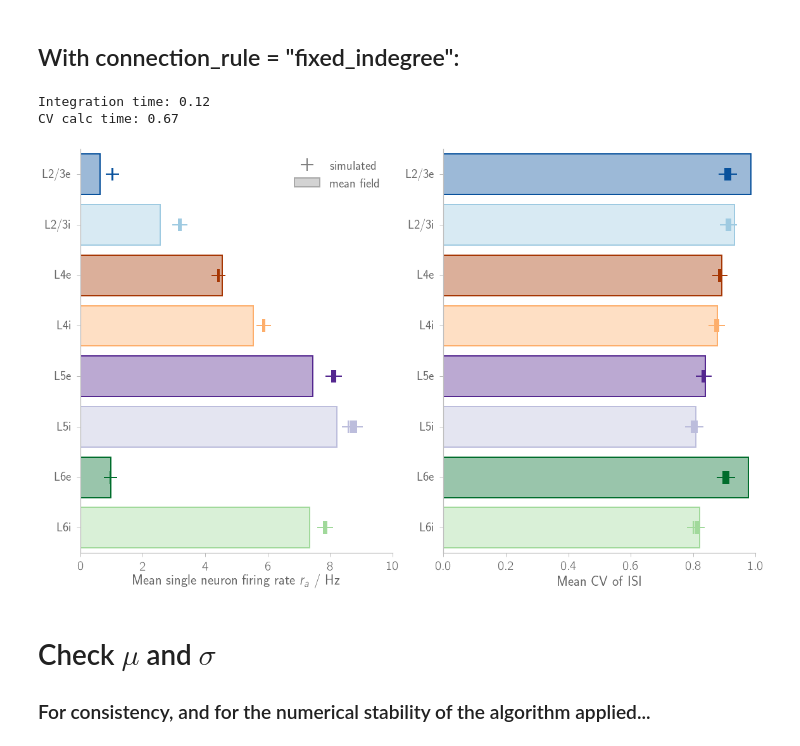
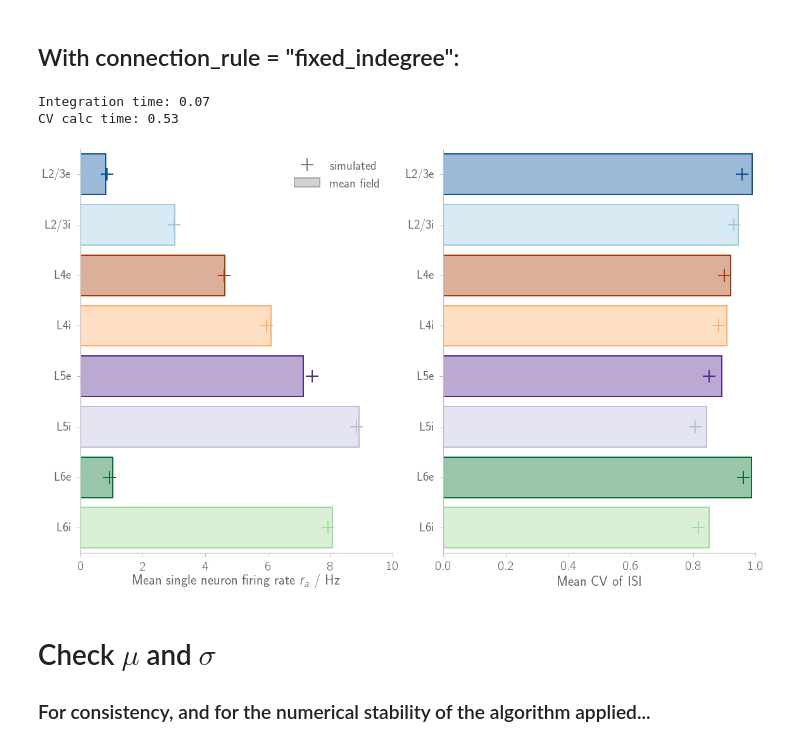
Before and after one commit to frschu/microcircuit, a Jupyter notebook: analysis/compare_sim_mf.ipynb, the cells around one changed output. Saved outputs shown, nothing was run; the diff lists cells and outputs as text; code cells hidden in the pictures.

Commit message:
Simulation at mf done.

```diff
--- a/analysis/compare_sim_mf.ipynb
+++ b/analysis/compare_sim_mf.ipynb
@@ -262,14 +248,17 @@ $\Delta \text{CV}_a / \text{CV}_{\text{sim}, a}$
 # %% [markdown]
 ## With connection_rule = "fixed_indegree":
 # %%
+#sim_spec = "a1.0_t20.2_fixindeg_01"
+sim_spec = "simulation_at_mf"
+neuron_model    = "iaf_psc_delta"
+connection_rule = "fixed_indegree"
+
 ######################################################
 # Mean field results
 ######################################################
 
-neuron_model    = "iaf_psc_exp"
-connection_rule = "fixed_indegree"
 weight_rel_sd   = 0.1
-model_micro     = model_class.model(neuron_model=neuron_model,
+model     = model_class.model(neuron_model=neuron_model,
                                     connection_rule=connection_rule,
                                     weight_rel_sd=weight_rel_sd)
 
@@ -278,13 +267,13 @@ root_method='hybr'
 options= {"xtol": 1e-13, "maxfev": 10**3}
 
 t_int0      = time.time()
-rate_mf     = solve_model(model_micro, v_guess_0,
+rate_mf     = solve_model(model, v_guess_0,
                           root_method=root_method, options=options)
 t_int1      = time.time() - t_int0
 print("Integration time: %.2f"%(t_int1))
 
 t_int0      = time.time()
-cv_isi_mf   = CV_ISI_mf(rate_mf, model=model_micro)
+cv_isi_mf   = CV_ISI_mf(rate_mf, model=model)
 t_int1      = time.time() - t_int0
 print("CV calc time: %.2f"%(t_int1))
 
@@ -293,8 +282,7 @@ print("CV calc time: %.2f"%(t_int1))
 # Simulation results
 ######################################################
 # DATA
-sim_spec = "a1.0_t20.2_fixindeg_01"
-#sim_spec = "simulation_at_mf"
+
 data_path = "/export/data-schuessler/data_microcircuit/micro"
 res_file_name = sim_spec + "_res.hdf5"
 path_res_file = os.path.join(data_path, res_file_name)
@@ -312,36 +300,36 @@ with h5py.File(path_res_file, "r") as res_file:
         res_grp = res_file[sim_spec2]
 
         rates_mean_all[j]   = res_grp["rates_mean"][:]
         cv_isi_mean_all[j]  = res_grp["cv_isi_mean"][:]
 
 ######################################################
 # Plotting
 ######################################################
 
 fig = plt.figure()
 
 ax1 = hf.add_subplot(fig, n_rows_cols=(1, 2), index_row_col=(0, 0), rowspan=1, colspan=1)
 plot_compare_sim_mf(rates_mean_all, rate_mf, ax1)
 ax1.set_xlabel("Mean single neuron firing rate $r_a$ / Hz")
 ax1.set_xlim(0, 10)
 ax1.legend(loc="best")
 
 ax2 = hf.add_subplot(fig, n_rows_cols=(1, 2), index_row_col=(0, 1), rowspan=1, colspan=1)
 data = cv_isi_mean_all
 plot_compare_sim_mf(cv_isi_mean_all, cv_isi_mf, ax2)
 ax2.set_xlabel("Mean CV of ISI")
 ax2.set_xlim(0, 1)
 
 for ax in fig.axes:
     style.fixticks(ax)
 
 fig_name = "compare_sim_mf_fixed_indegree"
 if save_fig:
     hf.saving_fig(fig, figure_path, fig_name, verbose=False)
 # %% [output]
-Integration time: 0.12
-CV calc time: 0.67
+Integration time: 0.07
+CV calc time: 0.53
-[figure, old version]
+[figure, new version]
 # %% [markdown]
 # Check $\mu$ and $\sigma$
 ### For consistency, and for the numerical stability of the algorithm applied...
```
Also changed, not shown: parts of 2 cells of this notebook, 11 other files.
